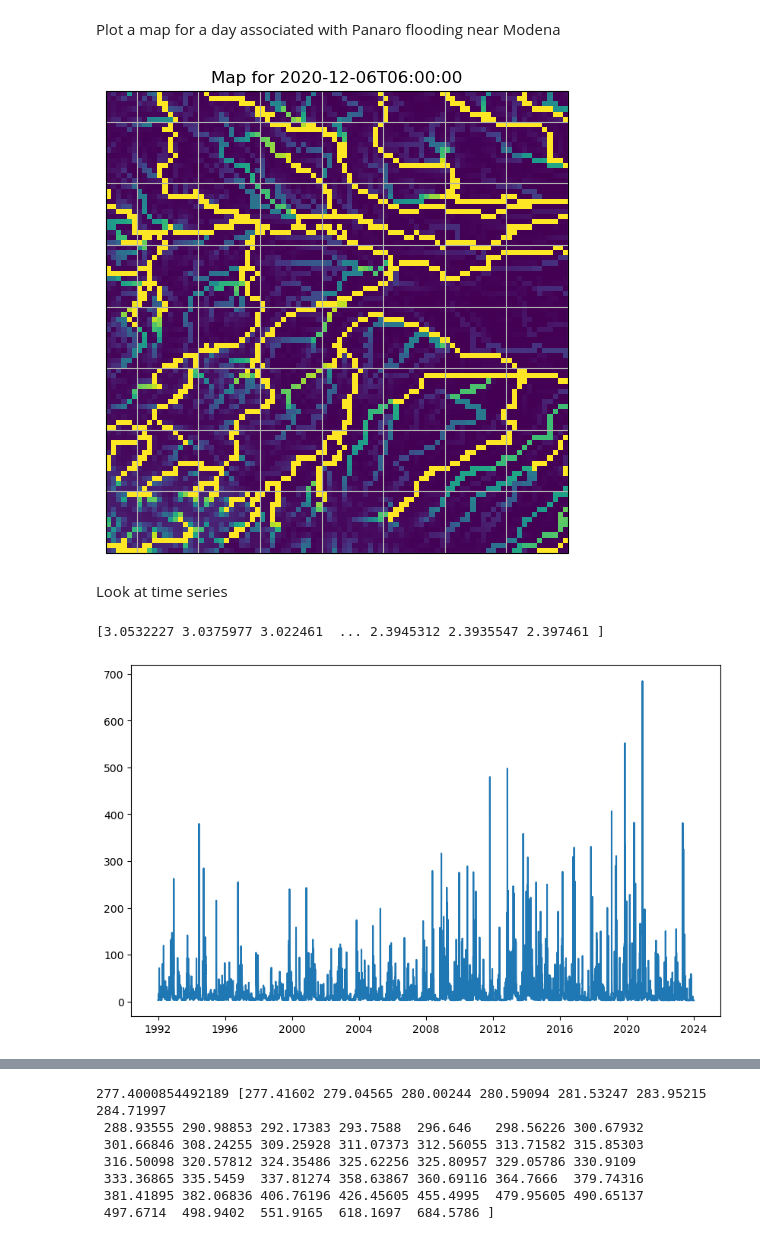
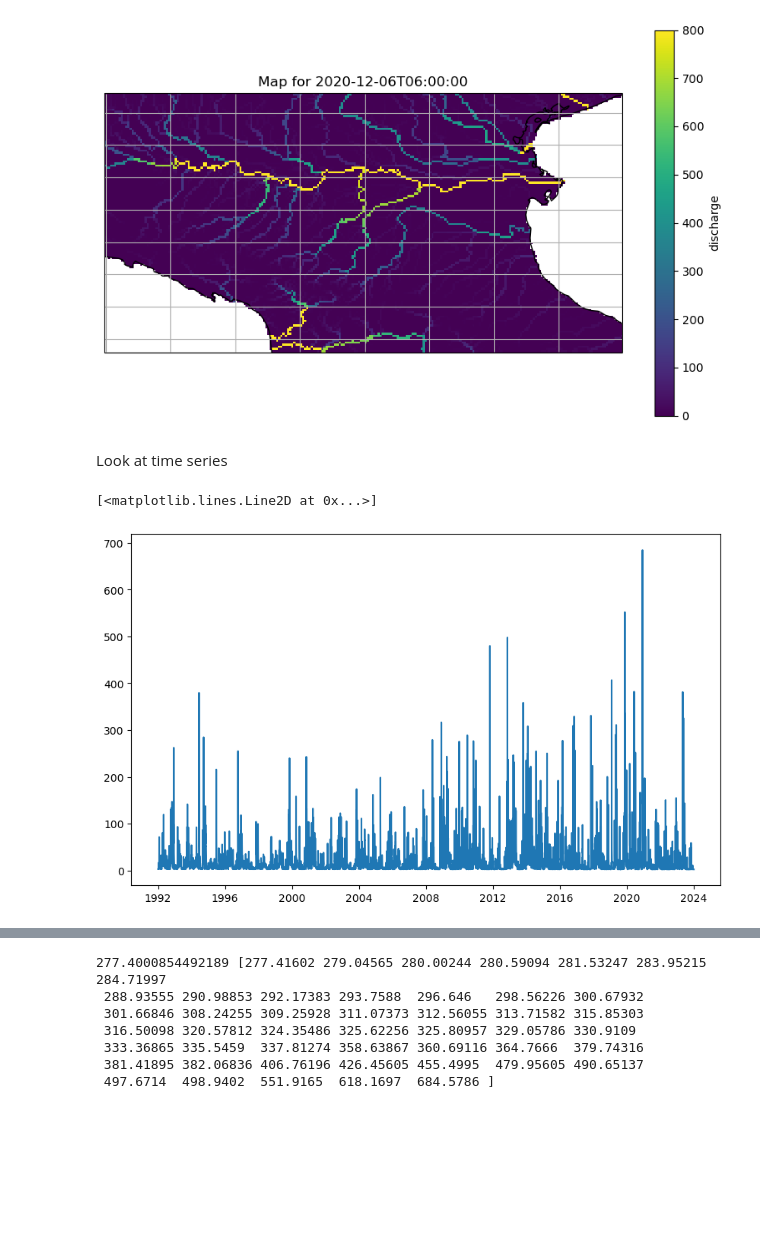
Before and after one commit to zappag/FLORA, a Jupyter notebook: explore.ipynb, the cells around one changed output, grey strips where cells are left out. Saved outputs shown, nothing was run; the diff lists cells and outputs as text; code cells hidden in the pictures; blank space fills up the shorter version.

Commit message:
1) Included extraction of grid point info from EFAS, with ouput saved to nc. 2) changed several variable names and code without changing functionalities

```diff
--- a/explore.ipynb
+++ b/explore.ipynb
@@ -11,16 +8,23 @@ import pandas as pd
 # %%
-# USER CONFIGURATION
-EFASDIR_HIST="/home/zappa/work_big/EFAS/output"
+# SORT OF USER CONFIGURATION
+EFASDIR_HIST="/home/zappa/work_big/EFAS"
 
 # Name Pattern of EFAS data, * reflects different years
-fname_pat=f"{EFASDIR_HIST}/efas_italy_*.nc"
+fname_pat=f"{EFASDIR_HIST}/output/efas_italy_*.nc"
 
 # starting and last year to be analysed
-sy=1993
+sy=1992
 ly=2023
 
 # grid point of river point to be anlaysed (here Panaro near Modena)
 tlat=44.65
 tlon=10.99
 
+# temporary output EFAS timeseries at single point
+fname_gp=f"{EFASDIR_HIST}/postpro/single_gp/efas_panaro_modena.nc"
+
+# FLAGS
+plot2d_day=True
+
 #print(fname_pat)
+#breakpoint()
@@ -32,2 +30,0 @@ dataset = xr.open_mfdataset(fname_pat, combine='by_coords')
-# %% [markdown]
-Plot a map for a day associated with Panaro flooding near Modena
@@ -34,32 +72,33 @@ Plot a map for a day associated with Panaro flooding near Modena
 # %%
+# Plot a map for a day associated with Panaro flooding near Modena
+if plot2d_day:
+    #
+    dataset2d = xr.open_mfdataset(fname_pat, combine='by_coords')
 
-# Access variables within the dataset
-variable = dataset['dis06']
+    # Access variables within the dataset
+    time_step = '2020-12-06T06:00:00'  # Example time step
+    data2d_day=dataset2d.sel(time=time_step)
+    #variable = dataset2d['dis06'].sel(time=time_step)
 
-# Select the data for the specific time step you want to plot
-time_step = '2020-12-06T06:00:00'  # Example time step
-data_for_time_step = dataset.sel(time=time_step)
+    # Extract longitude, latitude, and variable data
+    lon, lat, vv = data2d_day['lon'], data2d_day['lat'], data2d_day['dis06']
 
-# Extract longitude, latitude, and variable data
-lon = data_for_time_step['lon']
-lat = data_for_time_step['lat']
-variable = data_for_time_step['dis06']  # Replace 'your_variable' with the name of your variable
+    # Plot the map
+    fig = plt.figure(figsize=(10, 6))
+    ax = plt.axes(projection=ccrs.PlateCarree())
 
-# Plot the map
-fig = plt.figure(figsize=(10, 6))
-ax = plt.axes(projection=ccrs.PlateCarree())
+    # Plot the variable on the map
+    plt.pcolormesh(lon, lat, vv, transform=ccrs.PlateCarree(), cmap='viridis',vmin=0,vmax=800)
+    plt.xlim(tlon-2, tlon+2)  # Set longitude range
+    plt.ylim(tlat-1, tlat+1)  # Set latitude range
 
-# Plot the variable on the map
-plt.pcolormesh(lon, lat, variable, transform=ccrs.PlateCarree(), cmap='viridis',vmin=0,vmax=25)
-plt.xlim(tlon-2, tlon+2)  # Set longitude range
-plt.ylim(tlat-1, tlat+1)  # Set latitude range
-
-# Add coastlines, gridlines, and title
-ax.coastlines()
-ax.gridlines()
-plt.title(f'Map for {time_step}')
-plt.show()
+    # Add coastlines, gridlines, and title
+    ax.coastlines()
+    ax.gridlines()
+    plt.title(f'Map for {time_step}')
+    plt.colorbar(label='discharge')
+    plt.show()
 # %% [output]
-[figure, old version]
+[figure, new version]
 # %% [markdown]
 Look at time series
@@ -73,9 +105,9 @@ vv=vd.values
 # %%
 # plot time series for full period
 plt.figure(figsize=(10,6))
-plt.plot(dataset.time.values,vv)
+plt.plot(data_ds_gp.time.values,ds_gp)
 # %% [output]
-[3.0532227 3.0375977 3.022461  ... 2.3945312 2.3935547 2.397461 ]
+[<matplotlib.lines.Line2D at 0x...>]
 [figure]
 # %%
 # mean seasonality
```
Also changed, not shown: parts of 12 cells of this notebook.
